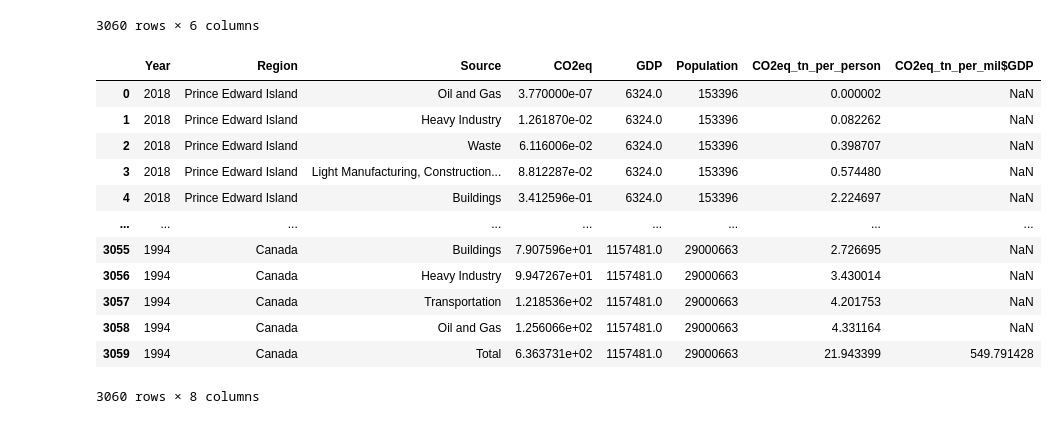
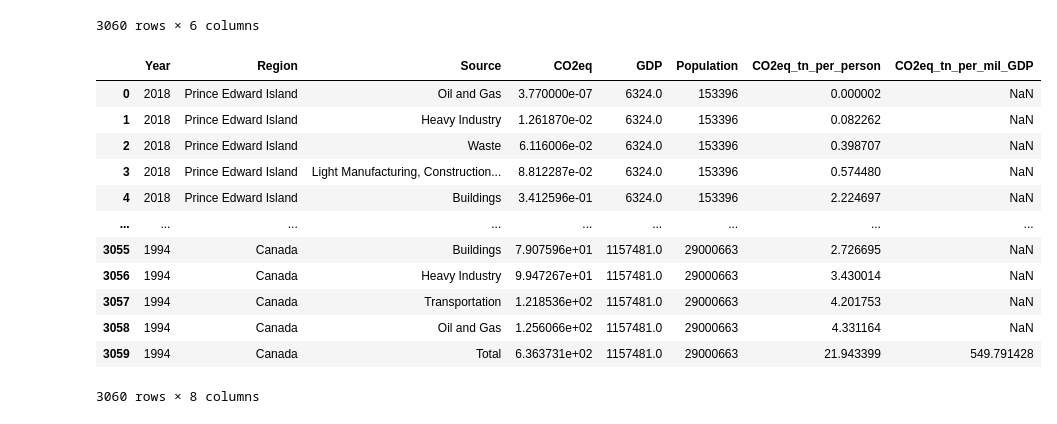
Before and after one commit to edward-le-coding/cpsc436-carbon-emissions-cda-project, a Jupyter notebook: data/historical/historical_dataset.ipynb, the cells around one changed output. Cells and saved outputs as stored; diff of their text form; code cells hidden in the pictures.

```diff
--- a/data/historical/historical_dataset.ipynb
+++ b/data/historical/historical_dataset.ipynb
@@ -174,16 +174,16 @@ df_historical
 # %%
 # Creating new columns
 df_historical['GDP'] = pd.to_numeric(df_historical['GDP'])
 df_historical['Population'] = pd.to_numeric(df_historical['Population'])
 df_historical['CO2eq'] = pd.to_numeric(df_historical['CO2eq'])
 df_historical['CO2eq_tn_per_person'] = (df_historical['CO2eq']/df_historical['Population'])*1000000
-df_historical['CO2eq_tn_per_mil$GDP'] = (df_historical['CO2eq']/df_historical['GDP'])*1000000
-df_historical.loc[~(df_historical['Source'].str.contains('Total')), 'CO2eq_tn_per_mil$GDP'] = np.NaN
+df_historical['CO2eq_tn_per_mil_GDP'] = (df_historical['CO2eq']/df_historical['GDP'])*1000000
+df_historical.loc[~(df_historical['Source'].str.contains('Total')), 'CO2eq_tn_per_mil_GDP'] = np.NaN
 # Standardize "Total" Source Labels
 df_historical.loc[df_historical['Source'].str.contains('Total'), 'Source'] = 'Total'
 df_historical
 # %% [output]
-|  | Year | Region | Source | CO2eq | GDP | Population | CO2eq_tn_per_person | CO2eq_tn_per_mil$GDP |
+|  | Year | Region | Source | CO2eq | GDP | Population | CO2eq_tn_per_person | CO2eq_tn_per_mil_GDP |
 | 0 | 2018 | Prince Edward Island | Oil and Gas | 3.770000e-07 | 6324.0 | 153396 | 0.000002 | NaN |
 | 1 | 2018 | Prince Edward Island | Heavy Industry | 1.261870e-02 | 6324.0 | 153396 | 0.082262 | NaN |
 | 2 | 2018 | Prince Edward Island | Waste | 6.116006e-02 | 6324.0 | 153396 | 0.398707 | NaN |
```
Also changed, not shown: 5 other files.
